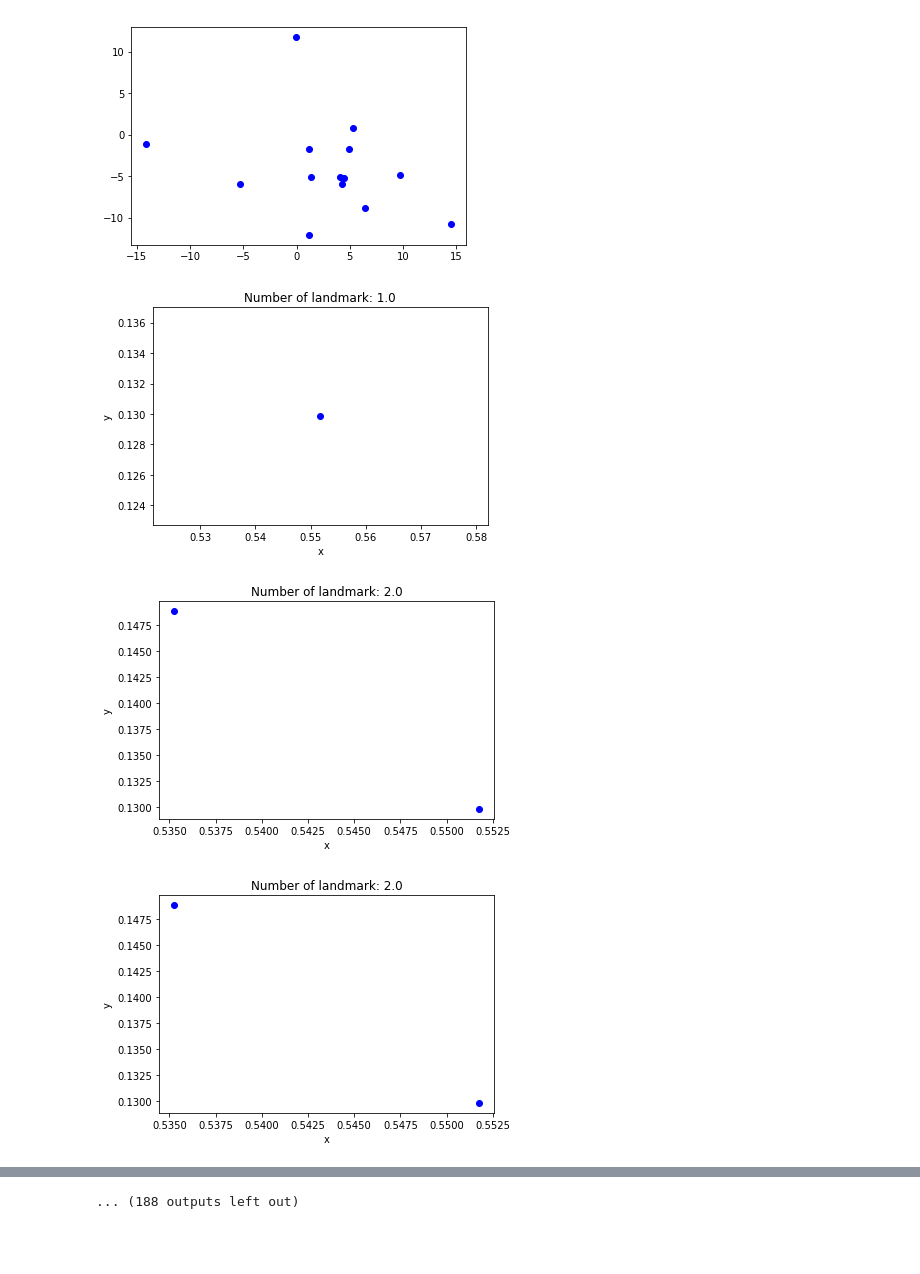
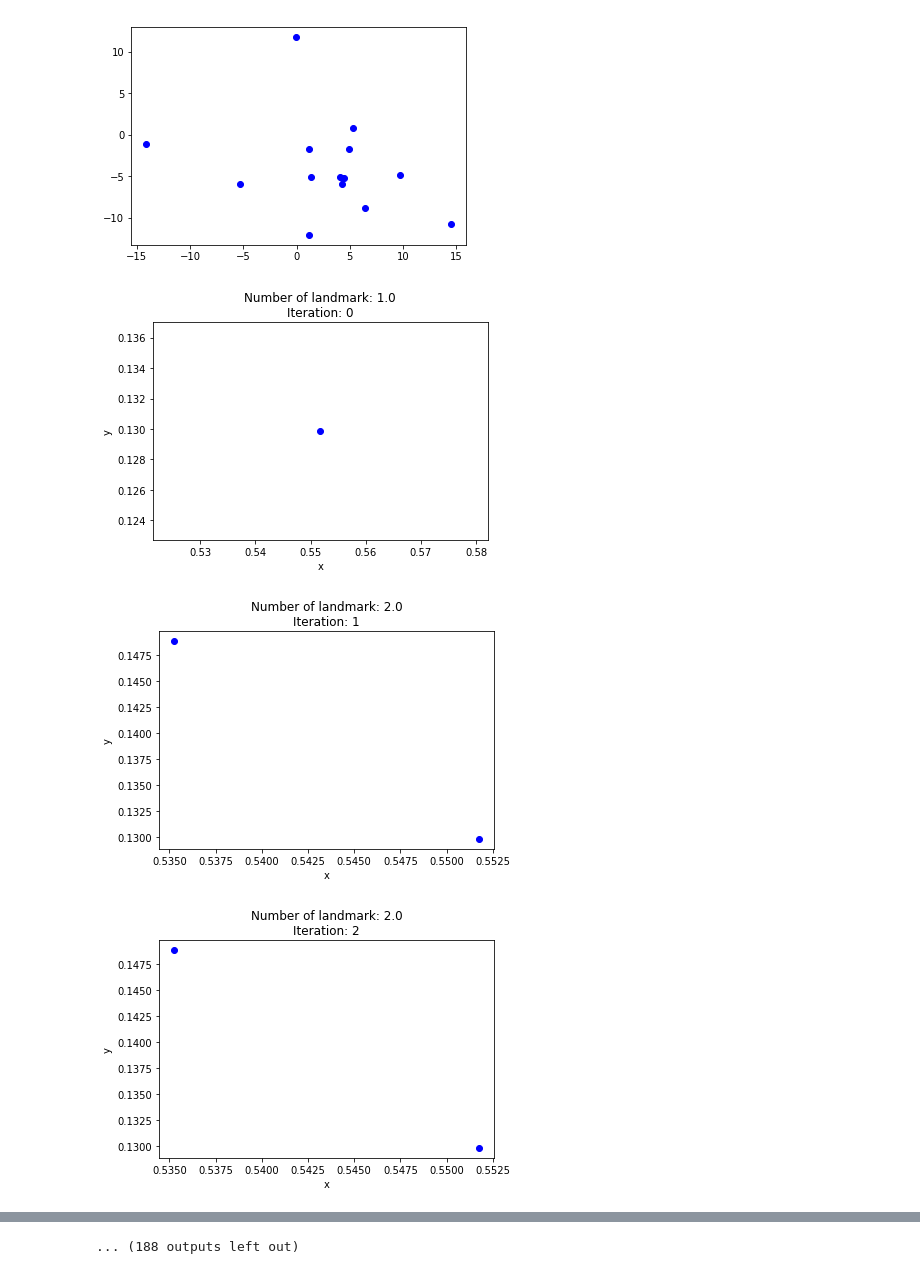
Before and after one commit to quanvuong/ucsd-cse276a, a Jupyter notebook: hw3/Untitled.ipynb, the cells around one changed output, grey strips where cells are left out. Saved outputs shown, nothing was run; the diff lists cells and outputs as text; code cells hidden in the pictures; blank space fills up the shorter version.

Commit message:
new graphs in notebook

```diff
--- a/hw3/Untitled.ipynb
+++ b/hw3/Untitled.ipynb
@@ -51,18 +51,18 @@ Number of landmark: 15.0
 # %%
 for i in range(240):
 
     x_est = hists[i][0]
 
     plt.clf()
-    plt.title(f'Number of landmark: {len(x_est[3:]) / 2}')
+    plt.title(f'Number of landmark: {len(x_est[3:]) / 2}\nIteration: {i}')
     plt.xlabel('x')
     plt.ylabel('y')
 
     for idx in range(3, len(x_est), 2):
         plt.plot(x_est[idx], x_est[idx+1], 'bo')
 
     plt.show()
 # %% [output]
-[figure, old version]
+[figure, new version]
-[figure, old version]
+[figure, new version]
-[figure, old version]
+[figure, new version]
```
Also changed, not shown: parts of 1 cell of this notebook.
